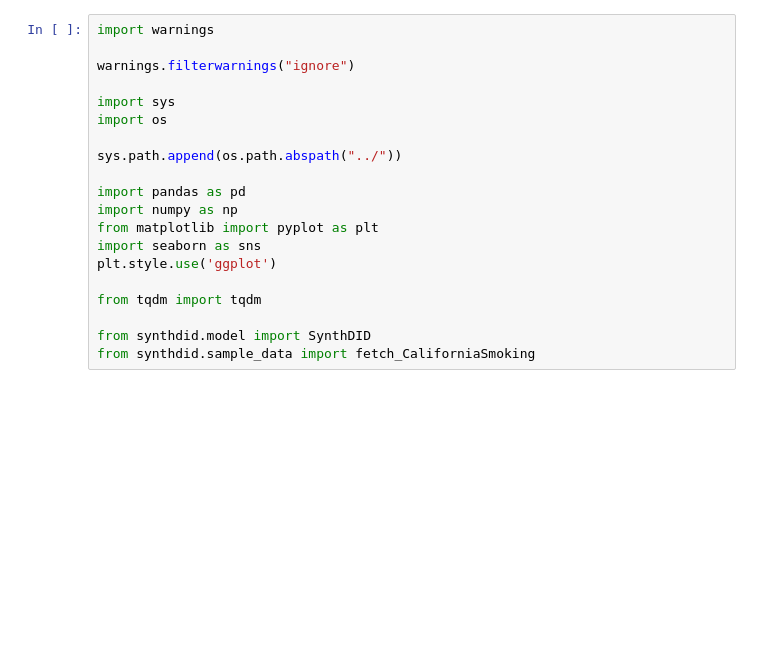
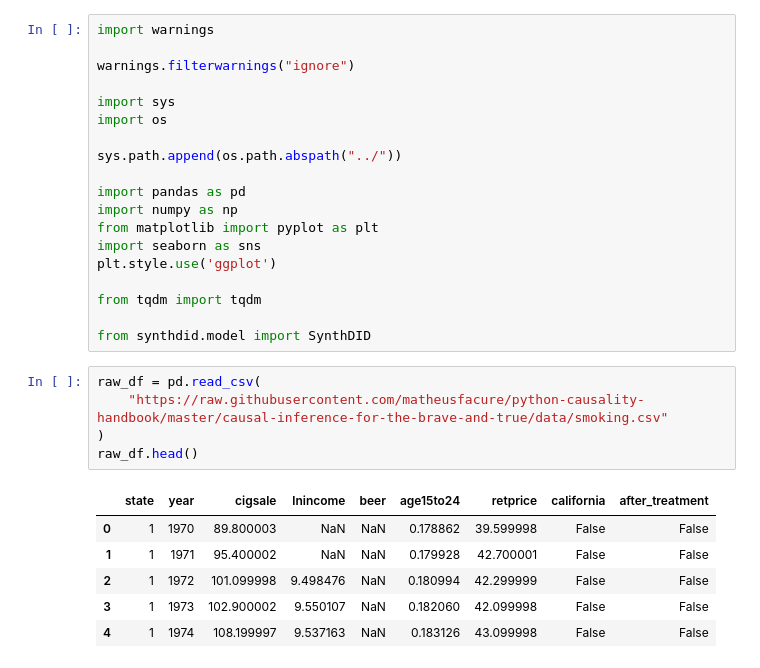
Before and after one commit to MasaAsami/pysynthdid, a Jupyter notebook: notebook/ClassicSCM.ipynb, the cells around one changed output. Cells and saved outputs as stored; diff of their text form; blank space fills up the shorter version.

```diff
--- a/notebook/ClassicSCM.ipynb
+++ b/notebook/ClassicSCM.ipynb
@@ -17,4 +21,15 @@ plt.style.use('ggplot')
 from tqdm import tqdm
 
 from synthdid.model import SynthDID
-from synthdid.sample_data import fetch_CaliforniaSmoking
+# %%
+raw_df = pd.read_csv(
+    "https://raw.githubusercontent.com/matheusfacure/python-causality-handbook/master/causal-inference-for-the-brave-and-true/data/smoking.csv"
+)
+raw_df.head()
+# %% [output]
+|  | state | year | cigsale | lnincome | beer | age15to24 | retprice | california | after_treatment |
+| 0 | 1 | 1970 | 89.800003 | NaN | NaN | 0.178862 | 39.599998 | False | False |
+| 1 | 1 | 1971 | 95.400002 | NaN | NaN | 0.179928 | 42.700001 | False | False |
+| 2 | 1 | 1972 | 101.099998 | 9.498476 | NaN | 0.180994 | 42.299999 | False | False |
+| 3 | 1 | 1973 | 102.900002 | 9.550107 | NaN | 0.182060 | 42.099998 | False | False |
+| 4 | 1 | 1974 | 108.199997 | 9.537163 | NaN | 0.183126 | 43.099998 | False | False |
```
Also changed, not shown: parts of 28 cells of this notebook, 2 other files.
